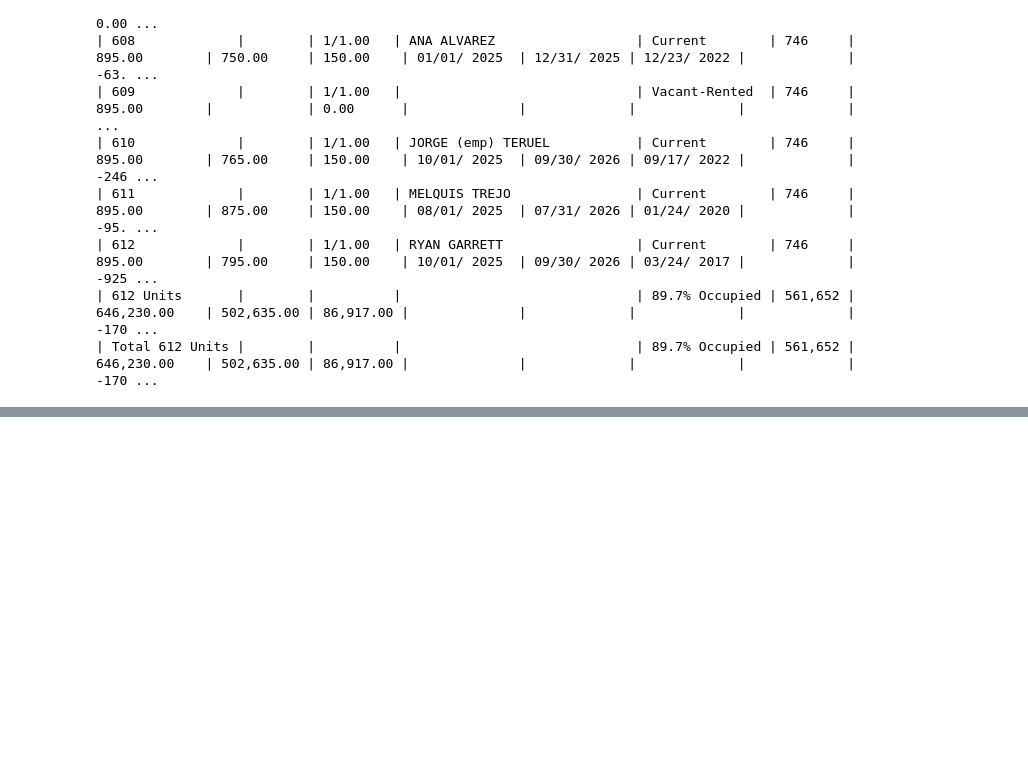
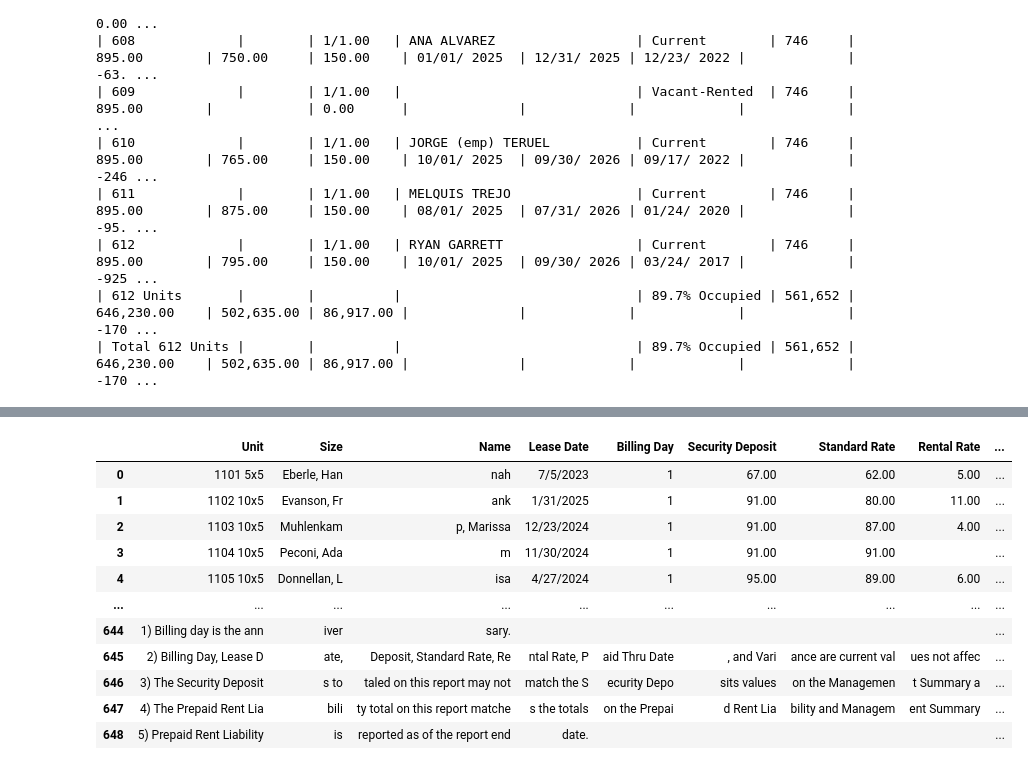
Before and after one commit to Imtiaj-Sajin/pdf-to-excel, a Jupyter notebook: RentRoll_extractor.ipynb, the cells around one changed output, grey strips where cells are left out. Drawn from its saved outputs; the diff is of its cells as text; code cells hidden in the pictures; blank space fills up the shorter version.

```diff
--- a/RentRoll_extractor.ipynb
+++ b/RentRoll_extractor.ipynb
@@ -3298,0 +3314,75 @@ Saved to /content/Perfect_Rent_Roll.csv
+# %%
+import pdfplumber
+import pandas as pd
+
+pdf_path = "/content/Seven Fields- Rent Roll .pdf"
+
+# ==========================================
+# PART 1: DATA ANALYSIS
+# ==========================================
+print("--- PAGE 1 RAW TEXT ANALYSIS ---")
+print("This shows why default extraction failed: There are no drawn lines, just text spaced apart.\n")
+
+with pdfplumber.open(pdf_path) as pdf:
+    # Extract the raw text exactly as it sits on the page (preserving visual spaces)
+    raw_text = pdf.pages[0].extract_text(layout=True)
+    if raw_text:
+        # Print just the first 15 lines so we can see the header and first few units
+        for line in raw_text.split('\n')[:15]:
+            print(line)
+
+print("\n" + "="*70 + "\n")
+
+
+# ==========================================
+# PART 2: DATA EXTRACTION & TABLE DISPLAY
+# ==========================================
+all_data = []
+
+# These custom settings tell pdfplumber to look at the alignment of text
+# to form columns, bypassing the need for physical grid lines.
+custom_settings = {
+    "vertical_strategy": "text",
+    "horizontal_strategy": "text",
+}
+
+with pdfplumber.open(pdf_path) as pdf:
+    for page in pdf.pages:
+        # Extract table using our custom text strategy
+        table = page.extract_table(custom_settings)
+
+        if table:
+            df = pd.DataFrame(table)
+            # Drop entirely empty rows
+            df.dropna(how='all', inplace=True)
+
+            # Filter: Keep ONLY rows where the very first column starts with a number (Unit numbers)
+            if not df.empty and len(df.columns) > 0:
+                df = df[df[0].astype(str).str.contains(r'^\d+', na=False, regex=True)]
+
+                # Replace None/NaN values with blank strings for a cleaner look
+                df = df.fillna("")
+                all_data.append(df)
+
+# Combine everything and display
+if all_data:
+    final_df = pd.concat(all_data, ignore_index=True)
+
+    # We expect 12 columns based on your images. If the text strategy extracts exactly 12,
+    # we will apply clean headers. Otherwise, we leave them as numbers to prevent crashing.
+    expected_cols = [
+        "Unit", "Size", "Name", "Lease Date", "Billing Day",
+        "Security Deposit", "Standard Rate", "Rental Rate",
+        "Variance", "Charge Balance", "PaidThru", "Prepaid Rent"
+    ]
+    if len(final_df.columns) == len(expected_cols):
+        final_df.columns = expected_cols
+
+    print(f"✅ Extraction Successful! Found {len(final_df)} unit records across {len(pdf.pages)} pages.")
+
+    # In Colab, display() renders a nice, scrollable HTML table
+    display(final_df)
+
+else:
+    print("❌ Extraction failed. The text strategy couldn't align the columns.")
+# %% [output]
@@ -3298,0 +3406,12 @@ Saved to /content/Perfect_Rent_Roll.csv
+|  | Unit | Size | Name | Lease Date | Billing Day | Security Deposit | Standard Rate | Rental Rate | ... |
+| 0 | 1101 5x5 | Eberle, Han | nah | 7/5/2023 | 1 | 67.00 | 62.00 | 5.00 | ... |
+| 1 | 1102 10x5 | Evanson, Fr | ank | 1/31/2025 | 1 | 91.00 | 80.00 | 11.00 | ... |
+| 2 | 1103 10x5 | Muhlenkam | p, Marissa | 12/23/2024 | 1 | 91.00 | 87.00 | 4.00 | ... |
+| 3 | 1104 10x5 | Peconi, Ada | m | 11/30/2024 | 1 | 91.00 | 91.00 |  | ... |
+| 4 | 1105 10x5 | Donnellan, L | isa | 4/27/2024 | 1 | 95.00 | 89.00 | 6.00 | ... |
+| ... | ... | ... | ... | ... | ... | ... | ... | ... | ... |
+| 644 | 1) Billing day is the ann | iver | sary. |  |  |  |  |  | ... |
+| 645 | 2) Billing Day, Lease D | ate, | Deposit, Standard Rate, Re | ntal Rate, P | aid Thru Date | , and Vari | ance are current val | ues not affec | ... |
+| 646 | 3) The Security Deposit | s to | taled on this report may not | match the S | ecurity Depo | sits values | on the Managemen | t Summary a | ... |
+| 647 | 4) The Prepaid Rent Lia | bili | ty total on this report matche | s the totals | on the Prepai | d Rent Lia | bility and Managem | ent Summary | ... |
+| 648 | 5) Prepaid Rent Liability | is | reported as of the report end | date. |  |  |  |  | ... |
```
Also changed, not shown: parts of 11 cells of this notebook.
